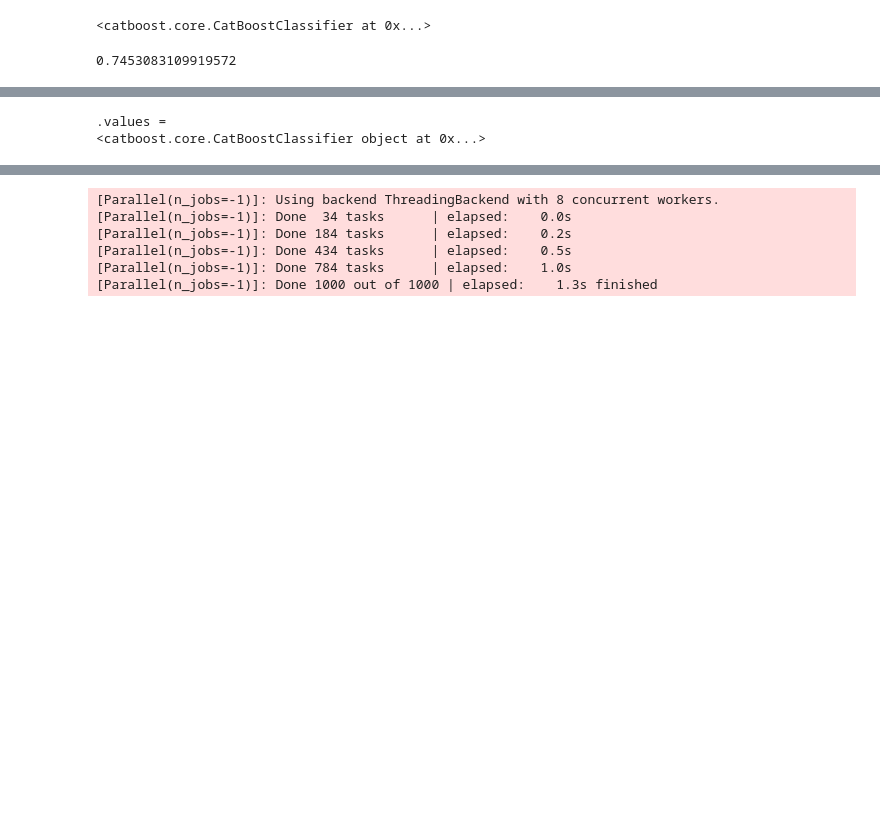
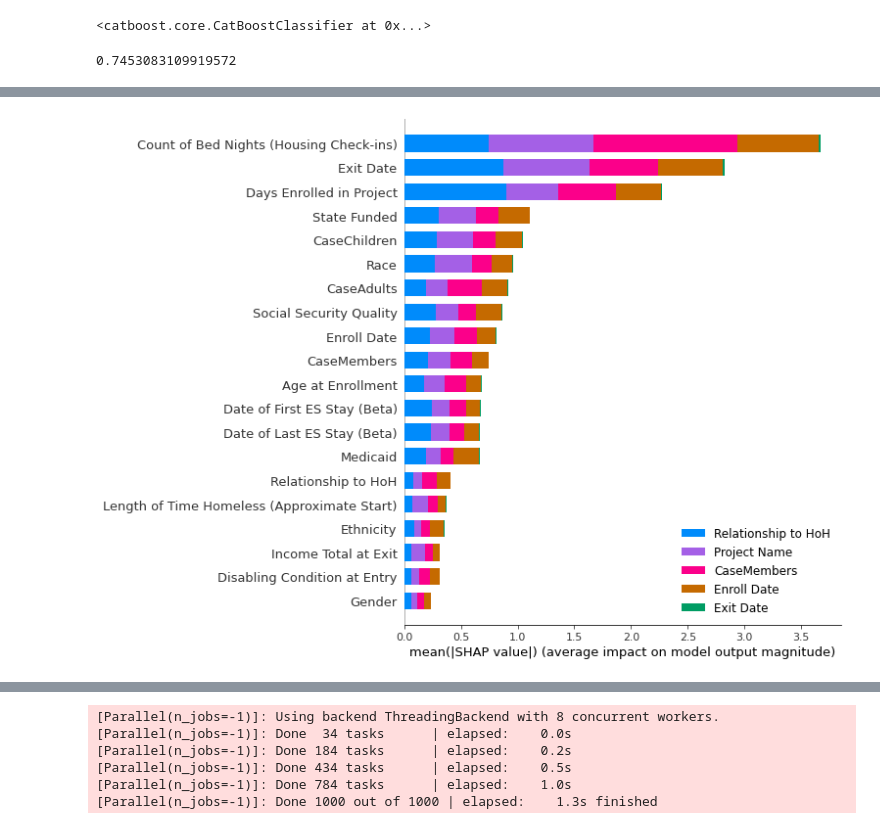
Before and after one commit to BloomTech-Labs/deprecated-labs31-family-promise-spokane-ds-a, a Jupyter notebook: notebooks/Data Exploration.ipynb, the cells around one changed output, grey strips where cells are left out. Cells and saved outputs as stored; diff of their text form; code cells hidden in the pictures; blank space fills up the shorter version.

Commit message:
Uploaded Shap plots and cleaned up notebook

```diff
--- a/notebooks/Data Exploration.ipynb
+++ b/notebooks/Data Exploration.ipynb
@@ -587,2 +493,3 @@ expected_value[0], catboost_model.feature_names_[4]
 # %%
-explainer = shap.Explainer(catboost_model)
+explainer = shap.TreeExplainer(catboost_model)
+shap_values = explainer.shap_values(X_train)
@@ -591,5 +496,2 @@ shap_values_3 = shap.Explanation(catboost_model, feature_names=catboost_model.fe
-# %%
-shap_values_3
-# %% [output]
-.values =
-<catboost.core.CatBoostClassifier object at 0x...>
+# %%
+shap_values = explainer.shap_values(X_train)
@@ -595,0 +505,7 @@ shap_values_3
+# %%
+def generate_shap_summary_plot(model, X_train, shap_values):
+    shap.initjs()
+    return shap.summary_plot(shap_values, X_train, plot_type="bar", class_names=X_train.columns)
+
+generate_shap_summary_plot(catboost_model, X_train, shap_values_tree)
+# %% [output]
@@ -596 +513,2 @@ shap_values_3
+[figure, added]
 # %%
```
Also changed, not shown: parts of 31 cells of this notebook.
